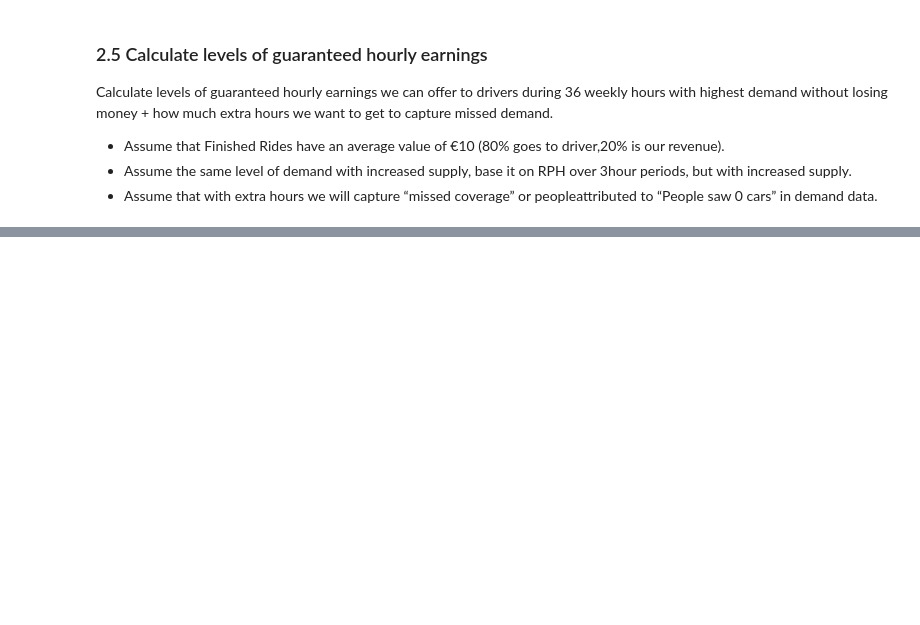
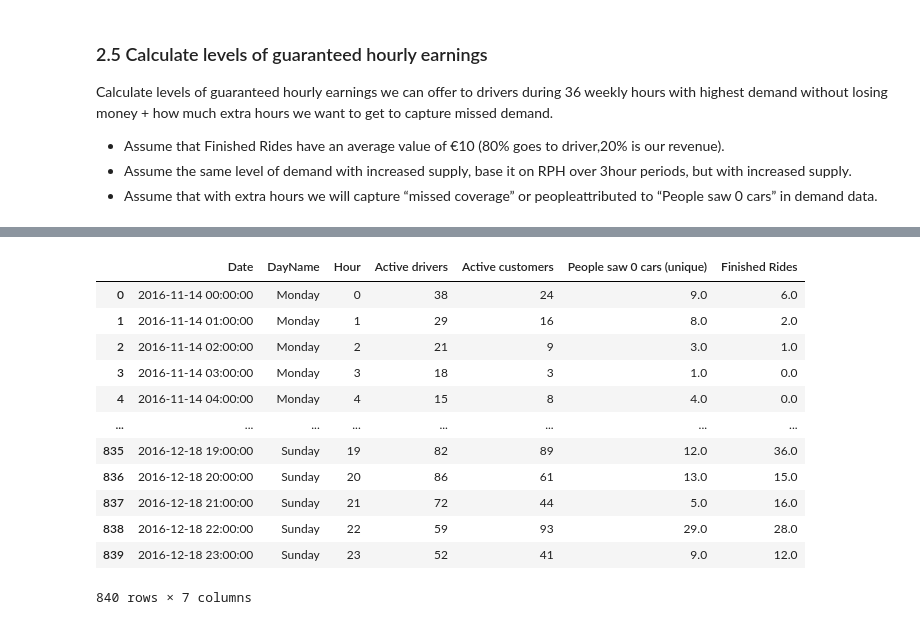
Before and after one commit to enliktjioe/PythonProjects, a Jupyter notebook: Bolt_DA_Test/Supply_and_Demand.ipynb, the cells around one changed output, grey strips where cells are left out. Drawn from its saved outputs; the diff is of its cells as text; code cells hidden in the pictures; blank space fills up the shorter version.

```diff
--- a/Bolt_DA_Test/Supply_and_Demand.ipynb
+++ b/Bolt_DA_Test/Supply_and_Demand.ipynb
@@ -443,0 +464,25 @@ Calculate levels of guaranteed hourly earnings we can offer to drivers during 36
+# %%
+cols_to_used = ['Date',
+ 'DayName',
+ 'Hour',
+ 'Active drivers',
+ 'Active customers',
+ 'People saw 0 cars (unique)',
+ 'Finished Rides']
+
+q5 = df_supply_demand[cols_to_used]
+q5
+# %% [output]
+|  | Date | DayName | Hour | Active drivers | Active customers | People saw 0 cars (unique) | Finished Rides |
+| 0 | 2016-11-14 00:00:00 | Monday | 0 | 38 | 24 | 9.0 | 6.0 |
+| 1 | 2016-11-14 01:00:00 | Monday | 1 | 29 | 16 | 8.0 | 2.0 |
+| 2 | 2016-11-14 02:00:00 | Monday | 2 | 21 | 9 | 3.0 | 1.0 |
+| 3 | 2016-11-14 03:00:00 | Monday | 3 | 18 | 3 | 1.0 | 0.0 |
+| 4 | 2016-11-14 04:00:00 | Monday | 4 | 15 | 8 | 4.0 | 0.0 |
+| ... | ... | ... | ... | ... | ... | ... | ... |
+| 835 | 2016-12-18 19:00:00 | Sunday | 19 | 82 | 89 | 12.0 | 36.0 |
+| 836 | 2016-12-18 20:00:00 | Sunday | 20 | 86 | 61 | 13.0 | 15.0 |
+| 837 | 2016-12-18 21:00:00 | Sunday | 21 | 72 | 44 | 5.0 | 16.0 |
+| 838 | 2016-12-18 22:00:00 | Sunday | 22 | 59 | 93 | 29.0 | 28.0 |
+| 839 | 2016-12-18 23:00:00 | Sunday | 23 | 52 | 41 | 9.0 | 12.0 |
+840 rows × 7 columns
```
Also changed, not shown: parts of 13 cells of this notebook.
